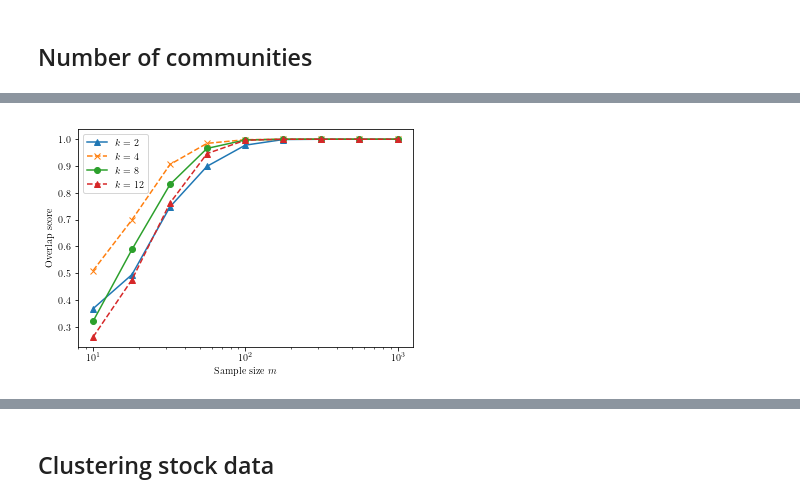
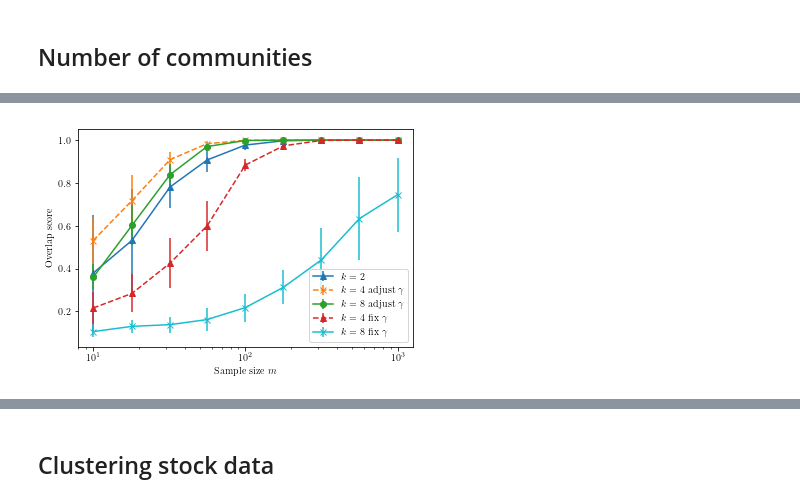
Before and after one commit to tmrod/timevary-netfeat-supplement, a Jupyter notebook: sbm_community_detection.ipynb, the cells around one changed output, grey strips where cells are left out. Drawn from its saved outputs; the diff is of its cells as text; code cells hidden in the pictures.

```diff
--- a/sbm_community_detection.ipynb
+++ b/sbm_community_detection.ipynb
@@ -313,15 +313,23 @@ plt.savefig('figs/graph-sequence.pdf')
 n = 50
 m = 1000
 ms = np.round(np.logspace(1, np.log10(m), 9, base=10)).astype(int)
-ks = [2,4,8,12]
+ks = [2,4,8]
 gamma_base = 0.3
 
 # share p for all runs
 p = 4*np.log(2*n)/(2*n)
+q_fixed = gamma_base * p
 
 # store output here
-communities_overlap_scores = {}
-communities_error_rates = {}
+communities_overlap_scores_fix_q = {}
+communities_error_rates_fix_q = {}
+communities_overlap_scores_adjust_q = {}
+communities_error_rates_adjust_q = {}
+
+overlap_std_fix_q = {}
+error_std_fix_q = {}
+overlap_std_adjust_q = {}
+error_std_adjust_q = {}
 
 # system generating functions
 shift = lambda E : laplacian(bernoulli_adjacency_matrix(E))
@@ -334,8 +343,13 @@ keeps the number of "interference edges" at each cluster constant.
 # %%
+print('Adjust value for q')
+
 for k in ks:
 
-    communities_overlap_scores[k] = list()
-    communities_error_rates[k] = list()
+    communities_overlap_scores_adjust_q[k] = list()
+    communities_error_rates_adjust_q[k] = list()
+
+    overlap_std_adjust_q[k] = list()
+    error_std_adjust_q[k] = list()
 
     sizes = list(n * np.ones(k).astype(int))
     N = sum(sizes)
@@ -360,9 +374,12 @@ for k in ks:
         overlaps = [overlap_score(true_labels, pred) for pred in pred_labels]
         errs = [fraction_mislabeled_nodes(true_labels, pred) for pred in pred_labels]
 
-        communities_overlap_scores[k].append(overlaps)
-        communities_error_rates[k].append(errs)
+        communities_overlap_scores_adjust_q[k].append(overlaps)
+        communities_error_rates_adjust_q[k].append(errs)
 
-    communities_overlap_scores[k] = np.mean(communities_overlap_scores[k], axis=0)
-    communities_error_rates[k] = np.mean(communities_error_rates[k], axis=0)
+    overlap_std_adjust_q[k] = np.std(communities_overlap_scores_adjust_q[k], axis=0)
+    error_std_adjust_q[k] = np.std(communities_error_rates_adjust_q[k], axis=0)
+
+    communities_overlap_scores_adjust_q[k] = np.mean(communities_overlap_scores_adjust_q[k], axis=0)
+    communities_error_rates_adjust_q[k] = np.mean(communities_error_rates_adjust_q[k], axis=0)
 # %% [output]
@@ -370,10 +431,21 @@ k 12 run 19
+# %%
+plt.errorbar(ms, communities_overlap_scores_adjust_q[2], overlap_std_adjust_q[2], label=rf'$k=2$')
+for k in ks[1:]:
+    plt.errorbar(ms, communities_overlap_scores_adjust_q[k], overlap_std_adjust_q[k], label=rf'$k={k}$ adjust $\gamma$')
+for k in ks[1:]:
+    plt.errorbar(ms, communities_overlap_scores_fix_q[k], overlap_std_fix_q[k], label=rf'$k={k}$ fix $\gamma$')
+plt.legend()
+plt.xlabel(r'Sample size $m$')
+plt.ylabel(r'Overlap score')
+plt.xscale('log')
+plt.savefig('figs/communities-overlap.pdf')
+# %% [output]
+[figure, added]
 # %%
-for k in ks:
-    plt.plot(ms, communities_overlap_scores[k], label=rf'$k={k}$')
-plt.legend()
-plt.xlabel(r'Sample size $m$')
-plt.ylabel(r'Overlap score')
-plt.xscale('log')
-plt.savefig('figs/communities-overlap.pdf')
+# the lonely remnants of a plot of the error rates
+#for k in ks:
+#    plt.loglog(ms, communities_error_rates[k], label=rf'$k={k}$')
+#plt.legend()
+#plt.xlabel(r'Sample size $m$')
+#plt.ylabel(r'Error rate')
+#plt.savefig('figs/communities.pdf')
-# %% [output]
-[figure, removed]
```
Also changed, not shown: parts of 12 cells of this notebook, 7 other files.
